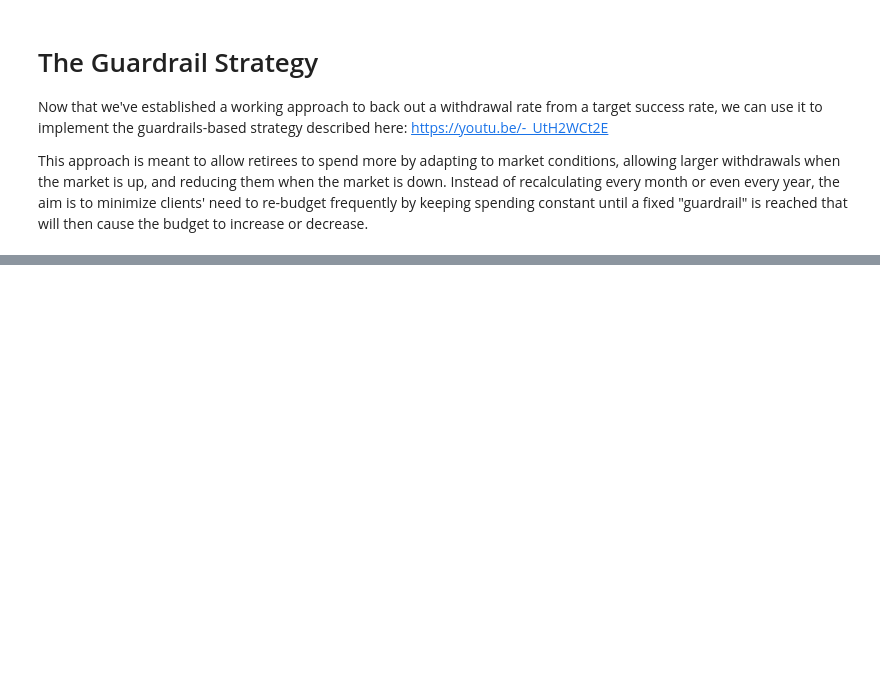
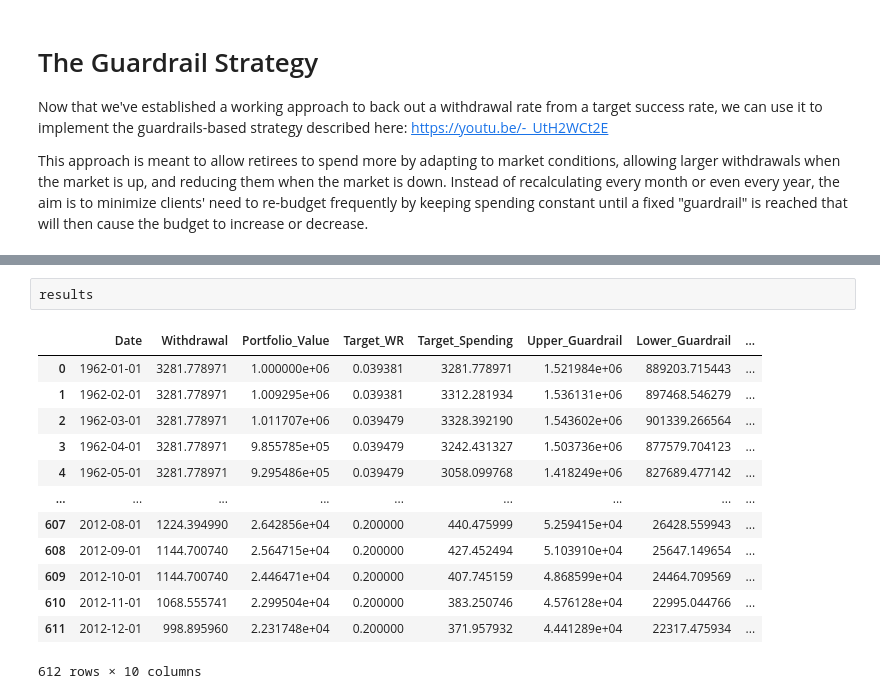
Before and after one commit to rogercost/fire-guardrails, a Jupyter notebook: Guardrails.ipynb, the cells around one changed output, grey strips where cells are left out. Drawn from its saved outputs; the diff is of its cells as text; blank space fills up the shorter version.

```diff
--- a/Guardrails.ipynb
+++ b/Guardrails.ipynb
@@ -892,0 +1238,16 @@ def get_guardrail_withdrawals(data, start_date, end_date, initial_value=1_000_00
+# %%
+results
+# %% [output]
+|  | Date | Withdrawal | Portfolio_Value | Target_WR | Target_Spending | Upper_Guardrail | Lower_Guardrail | ... |
+| 0 | 1962-01-01 | 3281.778971 | 1.000000e+06 | 0.039381 | 3281.778971 | 1.521984e+06 | 889203.715443 | ... |
+| 1 | 1962-02-01 | 3281.778971 | 1.009295e+06 | 0.039381 | 3312.281934 | 1.536131e+06 | 897468.546279 | ... |
+| 2 | 1962-03-01 | 3281.778971 | 1.011707e+06 | 0.039479 | 3328.392190 | 1.543602e+06 | 901339.266564 | ... |
+| 3 | 1962-04-01 | 3281.778971 | 9.855785e+05 | 0.039479 | 3242.431327 | 1.503736e+06 | 877579.704123 | ... |
+| 4 | 1962-05-01 | 3281.778971 | 9.295486e+05 | 0.039479 | 3058.099768 | 1.418249e+06 | 827689.477142 | ... |
+| ... | ... | ... | ... | ... | ... | ... | ... | ... |
+| 607 | 2012-08-01 | 1224.394990 | 2.642856e+04 | 0.200000 | 440.475999 | 5.259415e+04 | 26428.559943 | ... |
+| 608 | 2012-09-01 | 1144.700740 | 2.564715e+04 | 0.200000 | 427.452494 | 5.103910e+04 | 25647.149654 | ... |
+| 609 | 2012-10-01 | 1144.700740 | 2.446471e+04 | 0.200000 | 407.745159 | 4.868599e+04 | 24464.709569 | ... |
+| 610 | 2012-11-01 | 1068.555741 | 2.299504e+04 | 0.200000 | 383.250746 | 4.576128e+04 | 22995.044766 | ... |
+| 611 | 2012-12-01 | 998.895960 | 2.231748e+04 | 0.200000 | 371.957932 | 4.441289e+04 | 22317.475934 | ... |
+612 rows × 10 columns
```
Also changed, not shown: parts of 9 cells of this notebook.
